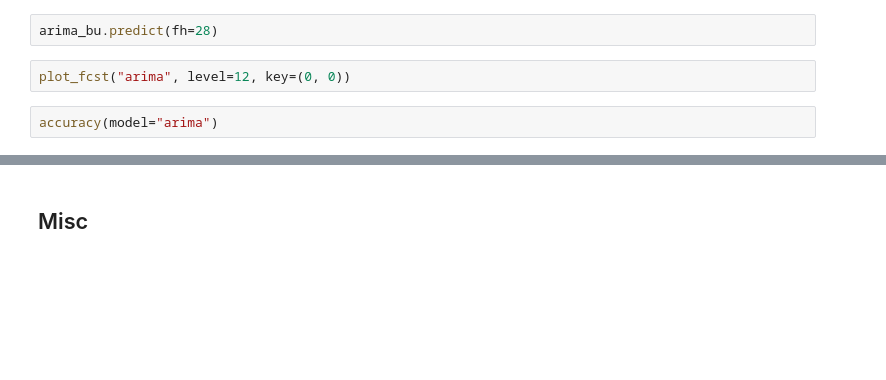
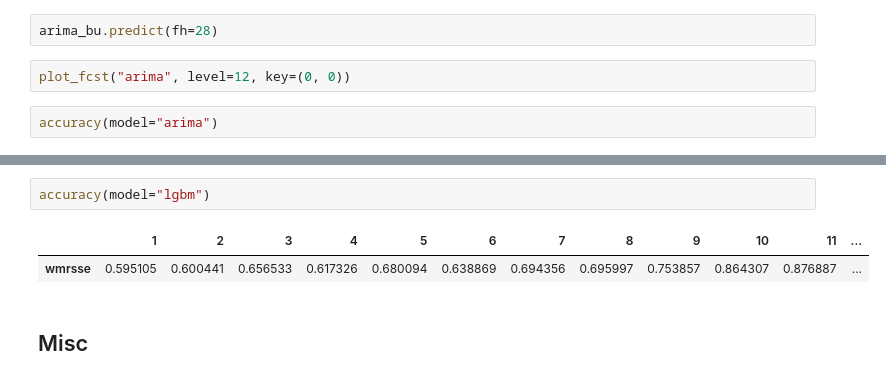
Before and after one commit to coldwhitewinters/m5-forecasting, a Jupyter notebook: notebooks/main2.ipynb, the cells around one changed output, grey strips where cells are left out. Cells and saved outputs as stored; diff of their text form; blank space fills up the shorter version.

```diff
--- a/notebooks/main2.ipynb
+++ b/notebooks/main2.ipynb
@@ -86,2 +191,7 @@ accuracy(model="arima")
+# %%
+accuracy(model="lgbm")
+# %% [output]
+|  | 1 | 2 | 3 | 4 | 5 | 6 | 7 | 8 | 9 | 10 | 11 | ... |
+| wmrsse | 0.595105 | 0.600441 | 0.656533 | 0.617326 | 0.680094 | 0.638869 | 0.694356 | 0.695997 | 0.753857 | 0.864307 | 0.876887 | ... |
 # %% [markdown]
 ## Misc
```
Also changed, not shown: parts of 13 cells of this notebook, 8 other files.
